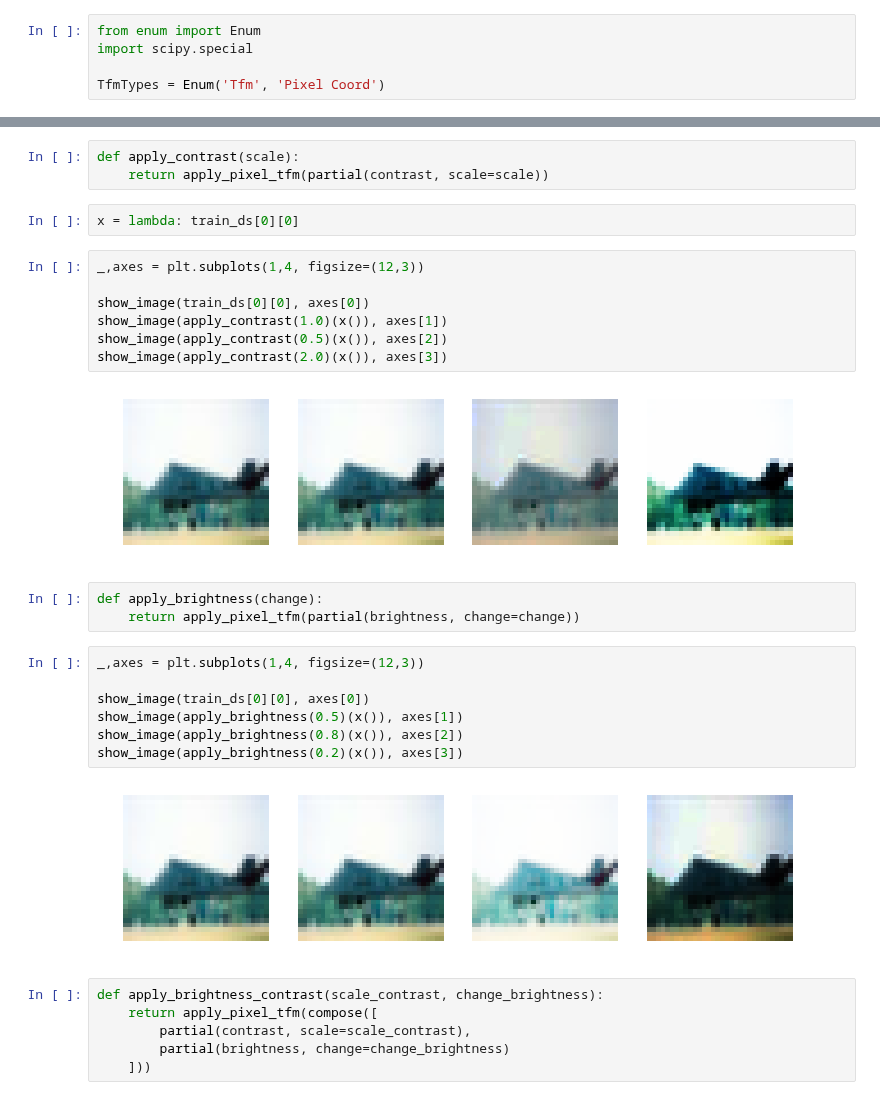
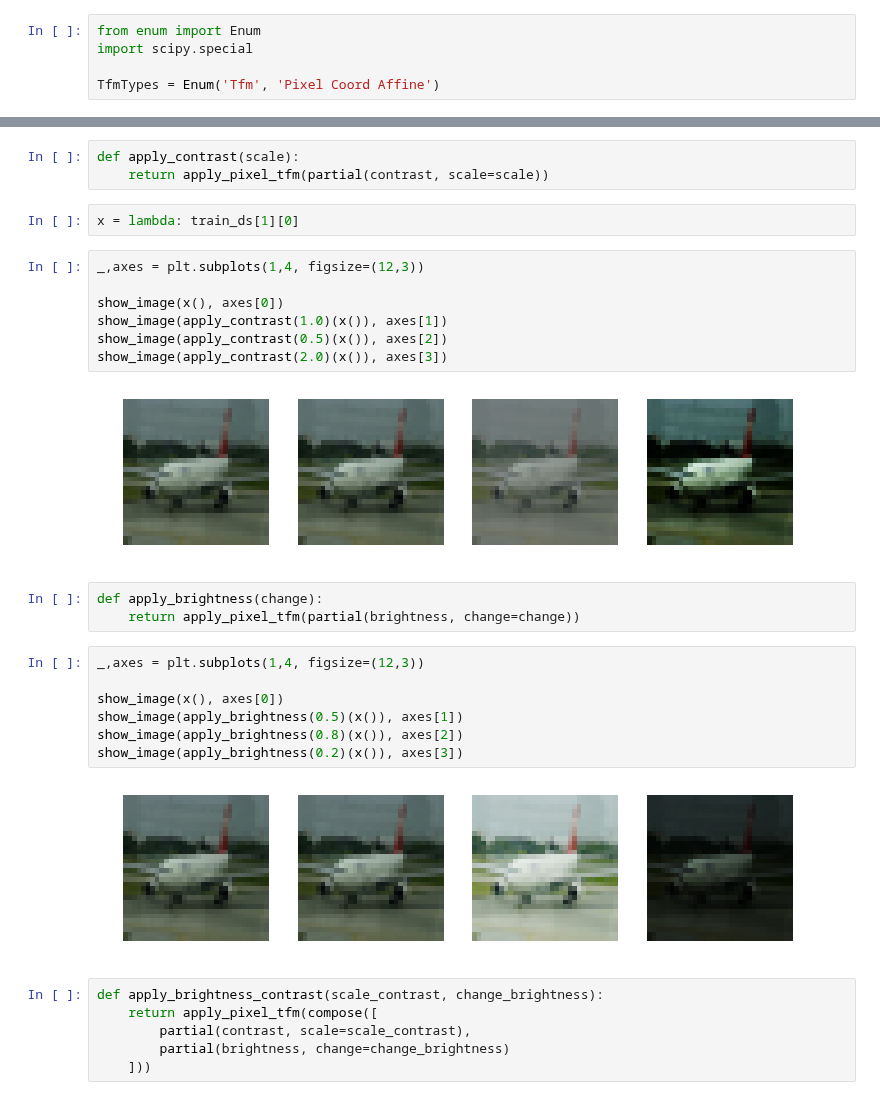
Before and after one commit to fastai/fastai_old, a Jupyter notebook: dev_nb/002_images.ipynb, the cells around one changed output, grey strips where cells are left out. Saved outputs shown, nothing was run; the diff lists cells and outputs as text.

Commit message:
random affine and coord

```diff
--- a/dev_nb/002_images.ipynb
+++ b/dev_nb/002_images.ipynb
@@ -187,7 +187,7 @@ learn.fit(2, 0.1)
 from enum import Enum
 import scipy.special
 
-TfmTypes = Enum('Tfm', 'Pixel Coord')
+TfmTypes = Enum('Tfm', 'Pixel Coord Affine')
 # %%
 def log_uniform(low, high): return np.exp(random.uniform(np.log(low), np.log(high)))
 # %%
@@ -210,28 +210,28 @@ def apply_pixel_tfm(func):
 def apply_contrast(scale):
     return apply_pixel_tfm(partial(contrast, scale=scale))
 # %%
-x = lambda: train_ds[0][0]
+x = lambda: train_ds[1][0]
 # %%
 _,axes = plt.subplots(1,4, figsize=(12,3))
 
-show_image(train_ds[0][0], axes[0])
+show_image(x(), axes[0])
 show_image(apply_contrast(1.0)(x()), axes[1])
 show_image(apply_contrast(0.5)(x()), axes[2])
 show_image(apply_contrast(2.0)(x()), axes[3])
 # %% [output]
-[figure, old version]
+[figure, new version]
 # %%
 def apply_brightness(change):
     return apply_pixel_tfm(partial(brightness, change=change))
 # %%
 _,axes = plt.subplots(1,4, figsize=(12,3))
 
-show_image(train_ds[0][0], axes[0])
+show_image(x(), axes[0])
 show_image(apply_brightness(0.5)(x()), axes[1])
 show_image(apply_brightness(0.8)(x()), axes[2])
 show_image(apply_brightness(0.2)(x()), axes[3])
 # %% [output]
-[figure, old version]
+[figure, new version]
 # %%
 def apply_brightness_contrast(scale_contrast, change_brightness):
     return apply_pixel_tfm(compose([
```
Also changed, not shown: parts of 34 cells of this notebook.
